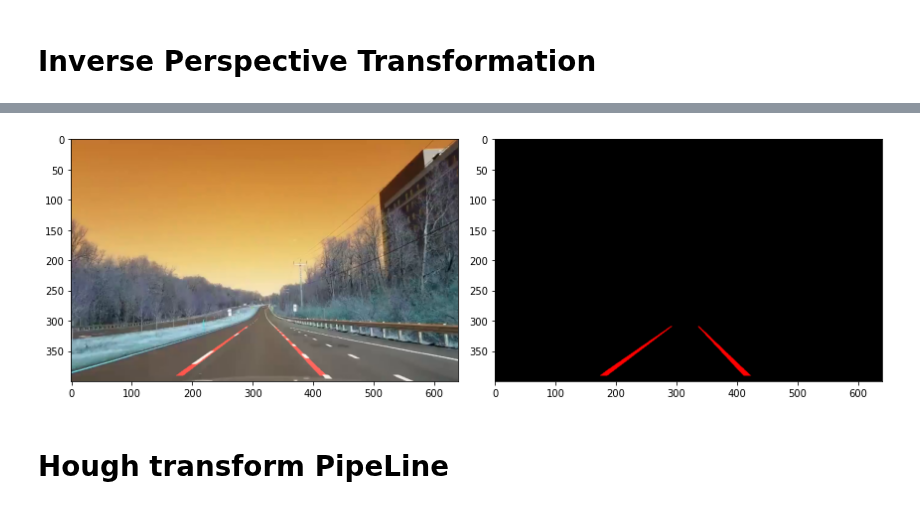
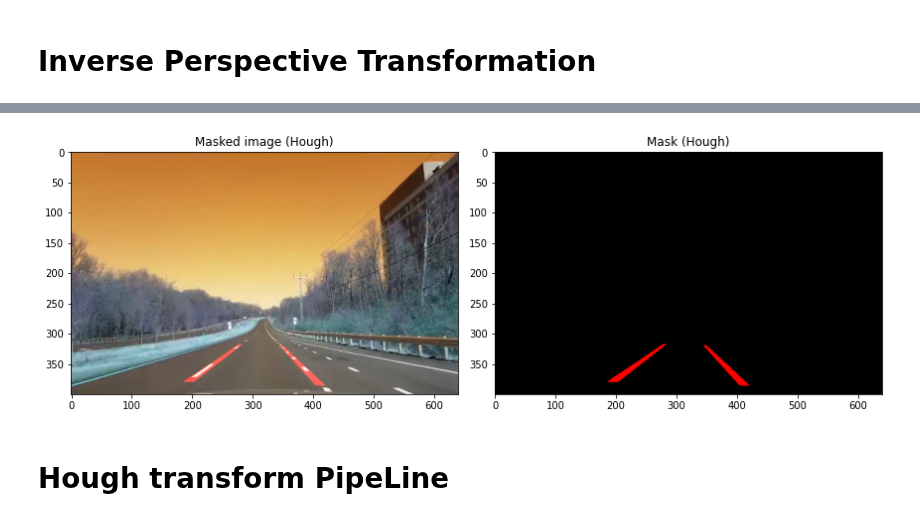
Before and after one commit to Ali-Hossam/Video-Lane-Detection, a Jupyter notebook: Lane Detection.ipynb, the cells around one changed output, grey strips where cells are left out. Cells and saved outputs as stored; diff of their text form; code cells hidden in the pictures.

```diff
--- a/Lane Detection.ipynb
+++ b/Lane Detection.ipynb
@@ -166,3 +170,6 @@ print(r1,r2)
+# %%
+sw = SlidingWindow(50, 30)
+lane_mask_sw = sw.get_mask(eroded_img)
 # %% [markdown]
 # Inverse Perspective Transformation
 # %%
@@ -177,10 +189,11 @@ inv_lanes_mask = inv_perspective_transform(lane_mask, matrix, W, H)
 # %%
-inv_lanes_mask[:, :, 1] = dilation(inv_lanes_mask[:, :, 1], square(5))
-resized_frame[:, :, 0] = np.maximum(resized_frame[:, :, 0], inv_lanes_mask[:, :, 0])
-
-plot_images(resized_frame, inv_lanes_mask, "", "")
+H, W, _ = lane_mask_sw.shape
+masked_img_sw = np.copy(resized_frame)
+inv_lanes_mask = inv_perspective_transform(lane_mask_sw, matrix, W, H)
+masked_img_sw[:, :, 0] = np.maximum(masked_img_sw[:, :, 0], inv_lanes_mask[:, :, 0])
+plot_images(masked_img_sw, inv_lanes_mask, "Masked image (Hough)", "Mask (Hough)")
 # %% [output]
-[figure, old version]
+[figure, new version]
 # %% [markdown]
 # Hough transform PipeLine
 # %%
```
Also changed, not shown: parts of 20 cells of this notebook, 3 other files.
